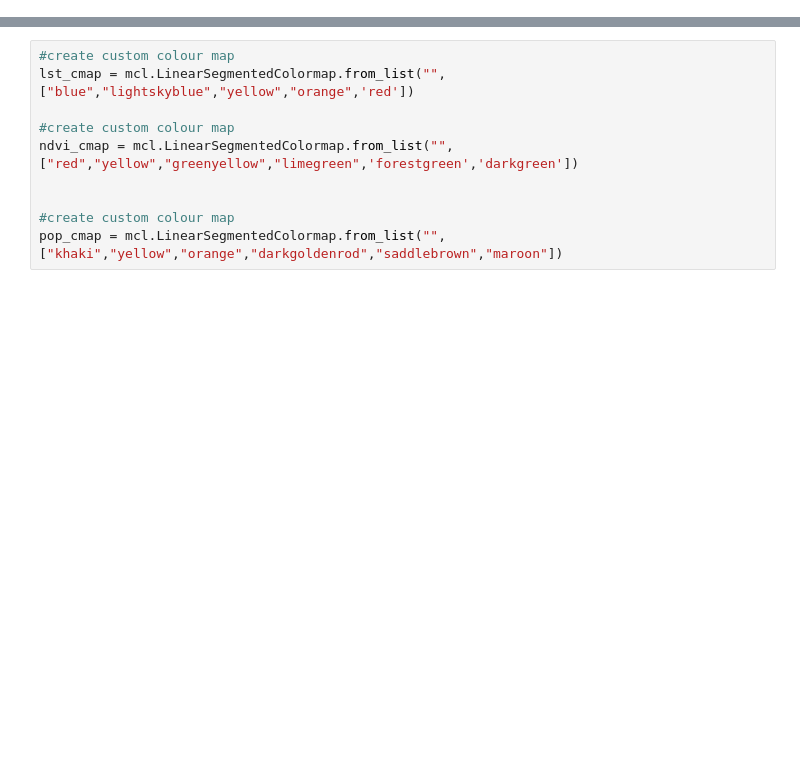
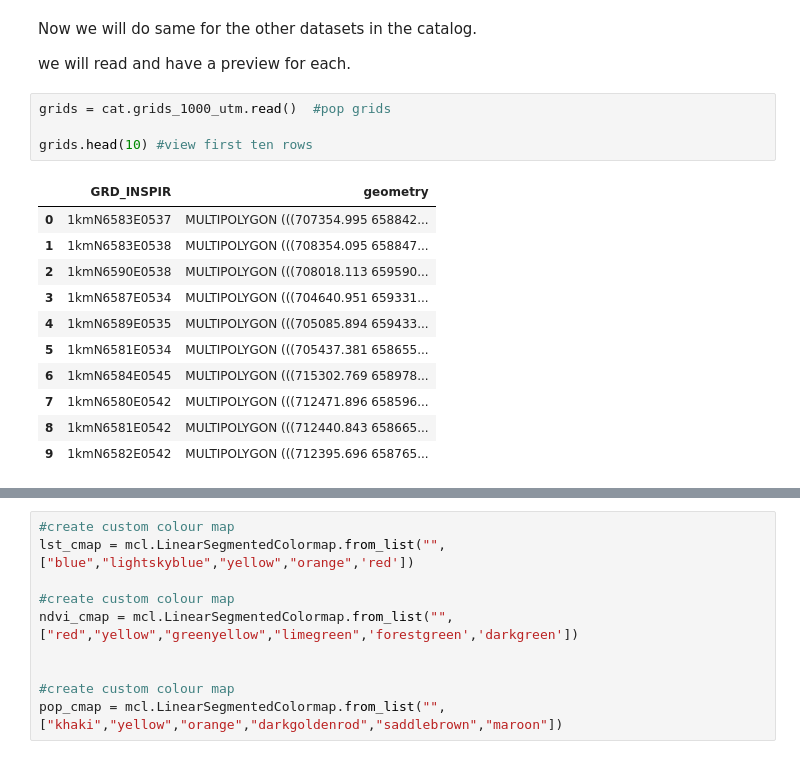
Before and after one commit to LandscapeGeoinformatics/EGU_2021_lgeo_workshops, a Jupyter notebook: SC5.2/EGU_workshop_sc52.ipynb, the cells around one changed output, grey strips where cells are left out. Saved outputs shown, nothing was run; the diff lists cells and outputs as text; blank space fills up the shorter version.

```diff
--- a/SC5.2/EGU_workshop_sc52.ipynb
+++ b/SC5.2/EGU_workshop_sc52.ipynb
@@ -87,0 +149,20 @@ atm_cor_params = glob.glob(atm_params_path)[0].replace('//','/')
+# %% [markdown]
+Now we will do same for the other datasets in the catalog.
+
+we will read and have a preview for each.
+# %%
+grids = cat.grids_1000_utm.read()  #pop grids
+
+grids.head(10) #view first ten rows
+# %% [output]
+|  | GRD_INSPIR | geometry |
+| 0 | 1kmN6583E0537 | MULTIPOLYGON (((707354.995 658842... |
+| 1 | 1kmN6583E0538 | MULTIPOLYGON (((708354.095 658847... |
+| 2 | 1kmN6590E0538 | MULTIPOLYGON (((708018.113 659590... |
+| 3 | 1kmN6587E0534 | MULTIPOLYGON (((704640.951 659331... |
+| 4 | 1kmN6589E0535 | MULTIPOLYGON (((705085.894 659433... |
+| 5 | 1kmN6581E0534 | MULTIPOLYGON (((705437.381 658655... |
+| 6 | 1kmN6584E0545 | MULTIPOLYGON (((715302.769 658978... |
+| 7 | 1kmN6580E0542 | MULTIPOLYGON (((712471.896 658596... |
+| 8 | 1kmN6581E0542 | MULTIPOLYGON (((712440.843 658665... |
+| 9 | 1kmN6582E0542 | MULTIPOLYGON (((712395.696 658765... |
```
Also changed, not shown: parts of 65 cells of this notebook.
